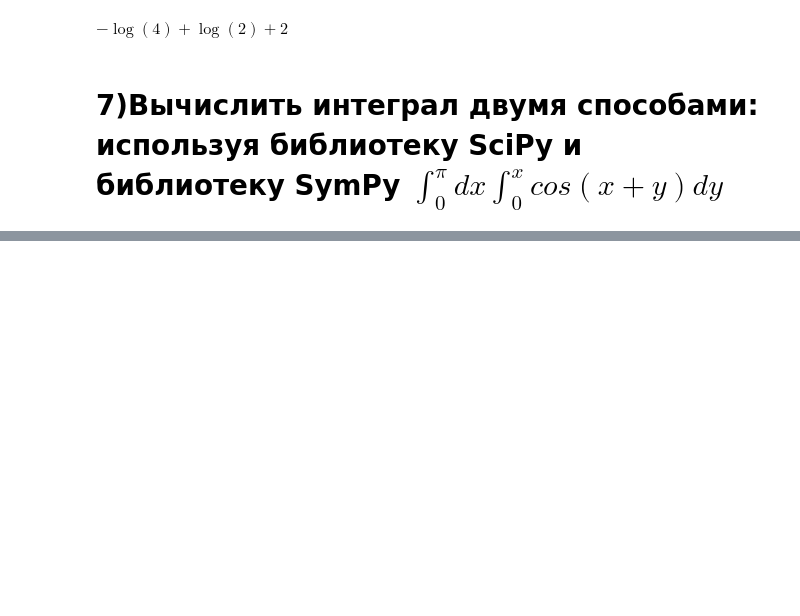
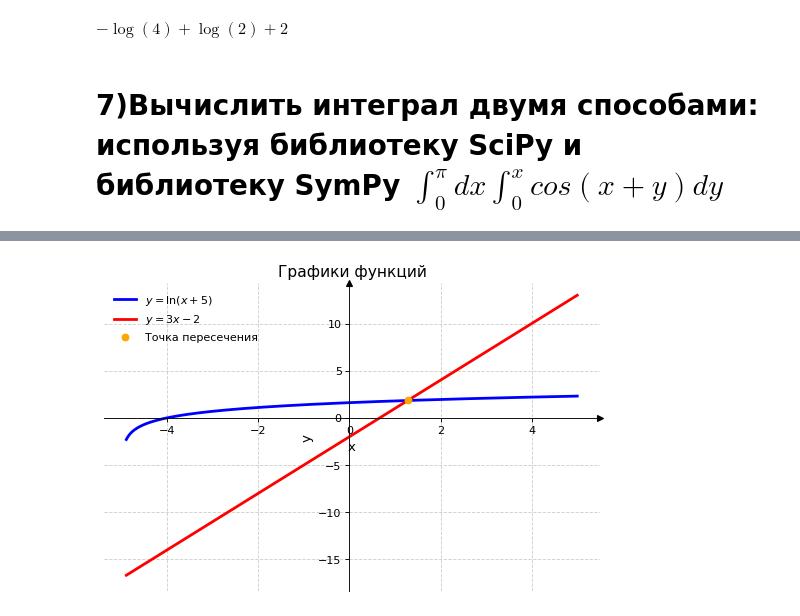
Before and after one commit to IVANBERESTOV/MATH_LAB, a Jupyter notebook: LR_1.ipynb, the cells around one changed output, grey strips where cells are left out. Drawn from its saved outputs; the diff is of its cells as text; code cells hidden in the pictures; blank space fills up the shorter version.

```diff
--- a/LR_1.ipynb
+++ b/LR_1.ipynb
@@ -119,0 +122,5 @@ v, err = integrate.dblquad(f, 0, pi() )
+# %%
+x, y = sm.symbols('x y')
+integrand = sm.cos(x + y)
+inner_integral = sm.integrate(integrand, (y, 0, x))
+sm.integrate(inner_integral, (x, 0, sm.pi))
@@ -119,0 +131,69 @@ v, err = integrate.dblquad(f, 0, pi() )
+# %%
+# Определяем функции
+def f1(x):
+    return np.log(x + 5)
+
+def f2(x):
+    return 3 * x - 2
+
+# Метод половинного деления для нахождения точки пересечения
+def find_intersection(f1, f2, a, b, tol=1e-6, max_iter=100):
+    for i in range(max_iter):
+        c = (a + b) / 2  # Середина интервала
+        if abs(f1(c) - f2(c)) < tol:  # Проверяем, нашли ли решение
+            return c
+        if (f1(a) - f2(a)) * (f1(c) - f2(c)) < 0:  # Корень находится в [a, c]
+            b = c
+        else:  # Корень находится в [c, b]
+            a = c
+    return (a + b) / 2  # Возвращаем приближенное значение
+
+# Находим точку пересечения
+x_intersect = find_intersection(f1, f2, a=-4.9, b=5)  # Интервал поиска: x > -5
+y_intersect = f1(x_intersect)
+
+# Создание объектов артборда и холста
+plt.figure(figsize=(8, 5), dpi=80)
+ax = plt.subplot(111)
+
+# Удаляем правую и верхнюю границы
+ax.spines['right'].set_color('none')
+ax.spines['top'].set_color('none')
+
+# Устанавливаем положение осей
+ax.xaxis.set_ticks_position('bottom')
+ax.spines['bottom'].set_position(('data', 0))
+ax.yaxis.set_ticks_position('left')
+ax.spines['left'].set_position(('data', 0))
+
+# Рисуем стрелки на осях
+ax.plot(1, 0, ">k", transform=ax.get_yaxis_transform(), clip_on=False)
+ax.plot(0, 1, "^k", transform=ax.get_xaxis_transform(), clip_on=False)
+
+# Строим графики функций
+x_values = np.linspace(-4.9, 5, 500)  # x + 5 > 0, поэтому x > -5
+plt.plot(x_values, f1(x_values), color="blue", linewidth=2.5, linestyle="-", label=r'$y = \ln(x + 5)$')
+plt.plot(x_values, f2(x_values), color="red", linewidth=2.5, linestyle="-", label=r'$y = 3x - 2$')
+
+# Выделяем точку пересечения
+ax.scatter(x_intersect, y_intersect, color='orange', zorder=5, label='Точка пересечения')
+
+# Устанавливаем пределы осей
+plt.xlim(x_values.min() * 1.1, x_values.max() * 1.1)
+plt.ylim(min(f1(x_values).min(), f2(x_values).min()) * 1.1, max(f1(x_values).max(), f2(x_values).max()) * 1.1)
+
+# Подписываем оси
+plt.xlabel('x', fontsize=12)
+plt.ylabel('y', fontsize=12)
+
+# Добавляем легенду
+plt.legend(loc='upper left', frameon=False)
+
+# Добавляем сетку
+plt.grid(True, linestyle='--', alpha=0.6)
+
+# Показываем график
+plt.title('Графики функций', fontsize=14)
+plt.show()
+# %% [output]
+[figure, added]
```
Also changed, not shown: parts of 11 cells of this notebook, 1 other file.
